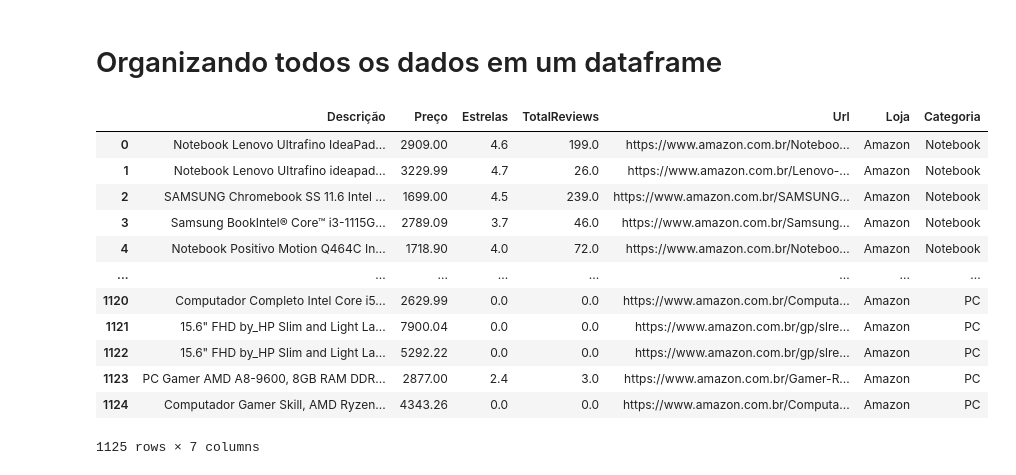
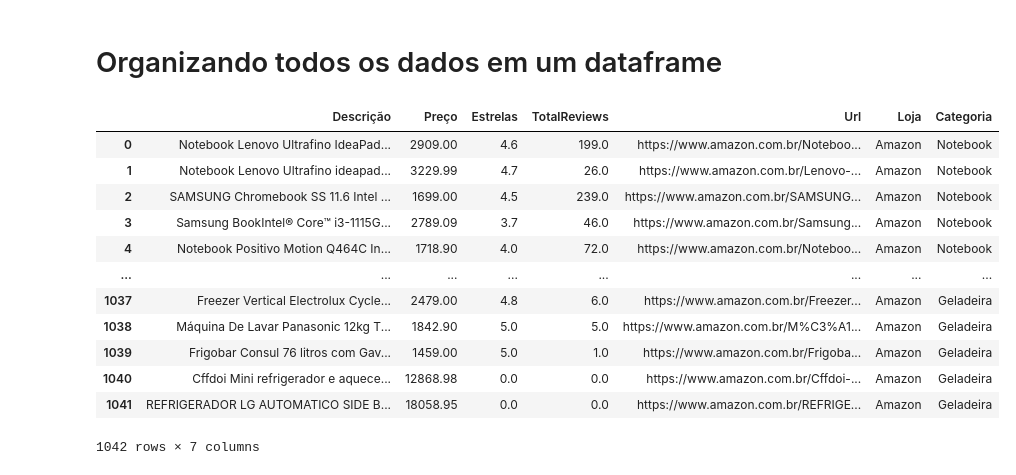
Before and after one commit to vitordutra/desafio-3-trilhas-webscraping, a Jupyter notebook: amazon/analise_dados_amazon.ipynb, the cells around one changed output. Saved outputs shown, nothing was run; the diff lists cells and outputs as text; code cells hidden in the pictures.

```diff
--- a/amazon/analise_dados_amazon.ipynb
+++ b/amazon/analise_dados_amazon.ipynb
@@ -390,3 +378,4 @@ Url              0
 dtype: int64
 # %%
-dados_pc.fillna(0,inplace=True)
+dados_geladeira.fillna(0,inplace=True)
+dados_geladeira_old = dados_geladeira
@@ -395,4 +382,2 @@ dados_pc_old = dados_pc
 # %%
-dados_pc.query('Preço >= 1000.00',inplace=True)
-dados_pc.reset_index(drop=True, inplace=True)
-dados_pc
+dados_geladeira.query('Preço > 1000.0',inplace=True)
@@ -430,0 +384,3 @@ dados_pc
+# %%
+dados_geladeira.reset_index(drop=True, inplace=True)
+dados_geladeira
@@ -430,0 +401,4 @@ dados_pc
+# %%
+dados_geladeira['Loja'] = 'Amazon'
+dados_geladeira['Categoria'] = 'Geladeira'
+dados_geladeira
@@ -431,23 +419,23 @@ dados_pc
 # %% [markdown]
 # Organizando todos os dados em um dataframe
 # %%
-dados_amazon = pd.concat([dados_notebook,dados_smartphone,dados_tv,dados_pc])
+dados_amazon = pd.concat([dados_notebook,dados_smartphone,dados_tv,dados_geladeira])
 dados_amazon.reset_index(drop=True, inplace=True)
 dados_amazon
 # %% [output]
 |  | Descrição | Preço | Estrelas | TotalReviews | Url | Loja | Categoria |
 | 0 | Notebook Lenovo Ultrafino IdeaPad... | 2909.00 | 4.6 | 199.0 | https://www.amazon.com.br/Noteboo... | Amazon | Notebook |
 | 1 | Notebook Lenovo Ultrafino ideapad... | 3229.99 | 4.7 | 26.0 | https://www.amazon.com.br/Lenovo-... | Amazon | Notebook |
 | 2 | SAMSUNG Chromebook SS 11.6 Intel ... | 1699.00 | 4.5 | 239.0 | https://www.amazon.com.br/SAMSUNG... | Amazon | Notebook |
 | 3 | Samsung BookIntel® Core™ i3-1115G... | 2789.09 | 3.7 | 46.0 | https://www.amazon.com.br/Samsung... | Amazon | Notebook |
 | 4 | Notebook Positivo Motion Q464C In... | 1718.90 | 4.0 | 72.0 | https://www.amazon.com.br/Noteboo... | Amazon | Notebook |
 | ... | ... | ... | ... | ... | ... | ... | ... |
-| 1120 | Computador Completo Intel Core i5... | 2629.99 | 0.0 | 0.0 | https://www.amazon.com.br/Computa... | Amazon | PC |
-| 1121 | 15.6" FHD by_HP Slim and Light La... | 7900.04 | 0.0 | 0.0 | https://www.amazon.com.br/gp/slre... | Amazon | PC |
-| 1122 | 15.6" FHD by_HP Slim and Light La... | 5292.22 | 0.0 | 0.0 | https://www.amazon.com.br/gp/slre... | Amazon | PC |
-| 1123 | PC Gamer AMD A8-9600, 8GB RAM DDR... | 2877.00 | 2.4 | 3.0 | https://www.amazon.com.br/Gamer-R... | Amazon | PC |
-| 1124 | Computador Gamer Skill, AMD Ryzen... | 4343.26 | 0.0 | 0.0 | https://www.amazon.com.br/Computa... | Amazon | PC |
+| 1037 | Freezer Vertical Electrolux Cycle... | 2479.00 | 4.8 | 6.0 | https://www.amazon.com.br/Freezer... | Amazon | Geladeira |
+| 1038 | Máquina De Lavar Panasonic 12kg T... | 1842.90 | 5.0 | 5.0 | https://www.amazon.com.br/M%C3%A1... | Amazon | Geladeira |
+| 1039 | Frigobar Consul 76 litros com Gav... | 1459.00 | 5.0 | 1.0 | https://www.amazon.com.br/Frigoba... | Amazon | Geladeira |
+| 1040 | Cffdoi Mini refrigerador e aquece... | 12868.98 | 0.0 | 0.0 | https://www.amazon.com.br/Cffdoi-... | Amazon | Geladeira |
+| 1041 | REFRIGERADOR LG AUTOMATICO SIDE B... | 18058.95 | 0.0 | 0.0 | https://www.amazon.com.br/REFRIGE... | Amazon | Geladeira |
-1125 rows × 7 columns
+1042 rows × 7 columns
 # %%
 dados_amazon.to_csv('output/dados_amazon.csv',index=False)
 # %%
```
Also changed, not shown: parts of 15 cells of this notebook, 4 other files.
